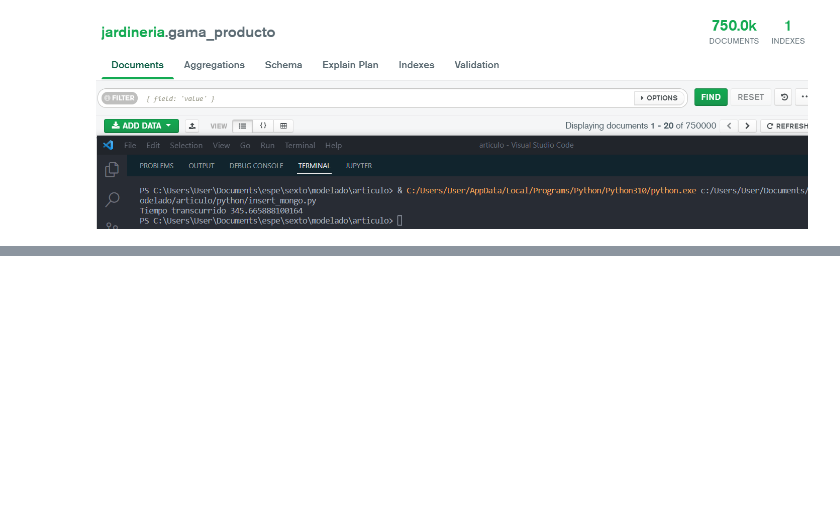
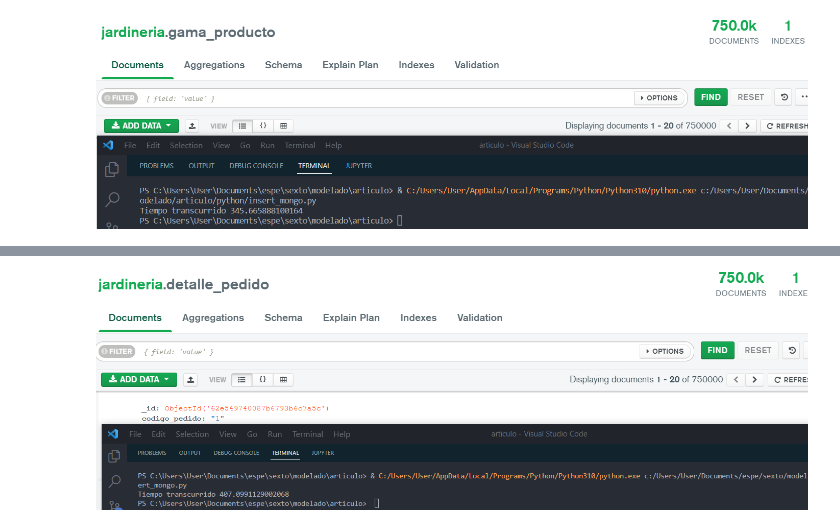
Before and after one commit to SolorzanoBryan/insertion_massive_data_mongo, a Jupyter notebook: insertion_massive_data_mongo.ipynb, the cells around one changed output, grey strips where cells are left out. Cells and saved outputs as stored; diff of their text form; code cells hidden in the pictures; blank space fills up the shorter version.

```diff
--- a/insertion_massive_data_mongo.ipynb
+++ b/insertion_massive_data_mongo.ipynb
@@ -104,0 +174,4 @@ print(f"Tiempo transcurrido {end - start}") # 604.98098 msc
+# %%
+Image(filename='img/result_detalle_pedido.png')
+# %% [output]
+[figure, added]
```
Also changed, not shown: parts of 10 cells of this notebook.
